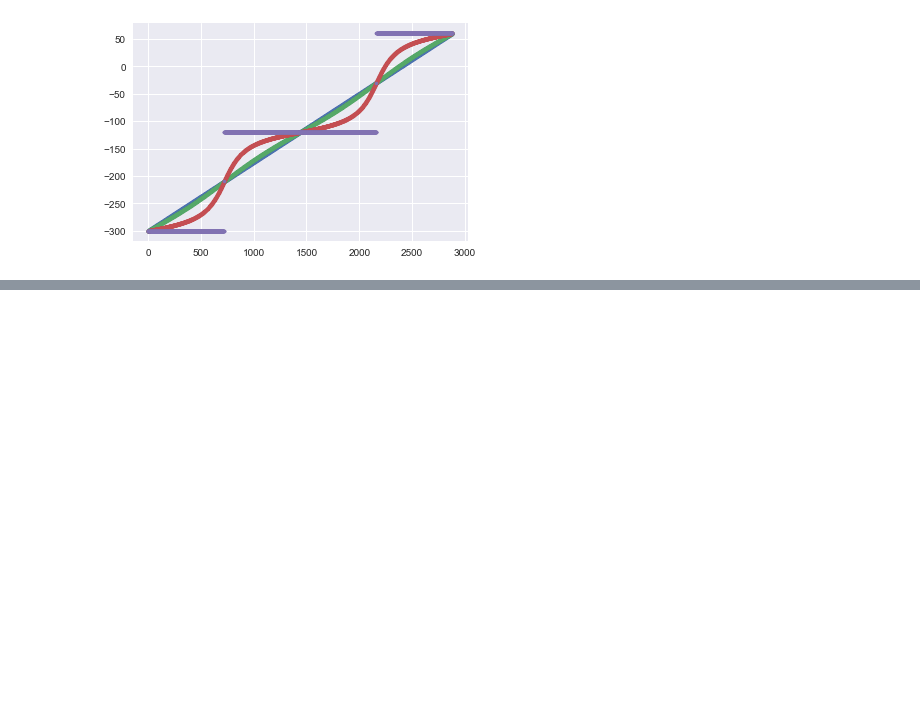
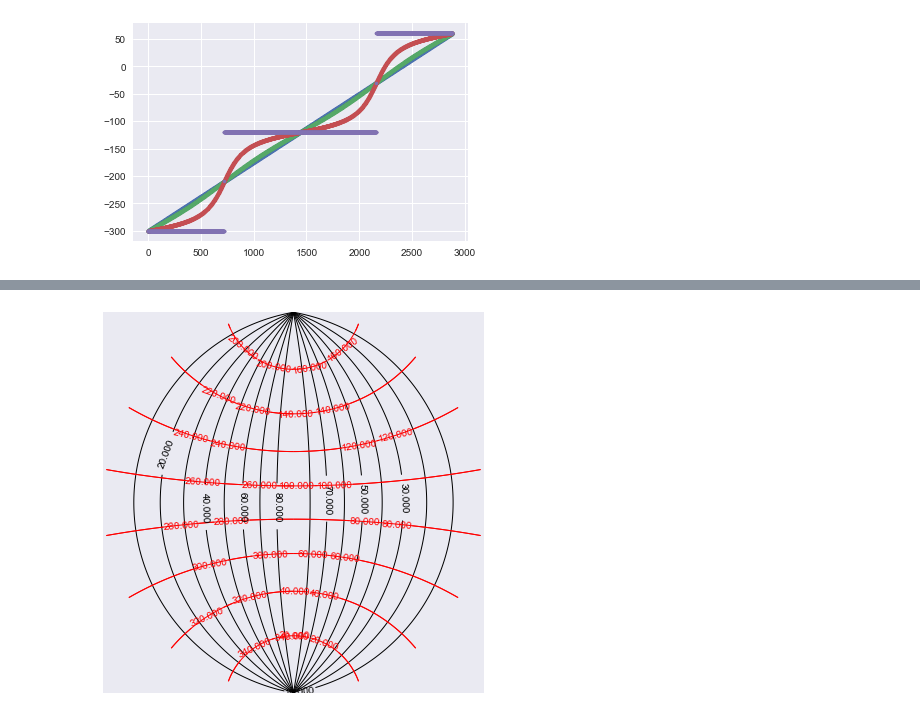
Before and after one commit to nikizadehgfdl/grid_generation, a Jupyter notebook: ocean_grid_0.25.ipynb, the cells around one changed output, grey strips where cells are left out. Cells and saved outputs as stored; diff of their text form; code cells hidden in the pictures; blank space fills up the shorter version.

```diff
--- a/ocean_grid_0.25.ipynb
+++ b/ocean_grid_0.25.ipynb
@@ -464,0 +581,24 @@ plt.plot( tp_grid_x[238,:], '.');
+# %%
+#Now let's combine the two Equations
+lon_p = 0
+lam = sp_lon0_tile
+phi = sp_lat0_tile
+alpha = np.sin((lam-lon_p-90)*PI_180)
+beta  = 1/np.tan(phi*PI_180)
+A=np.sqrt((1-alpha**2)/(1+beta**2))
+B=np.sqrt(beta**2 * (1-alpha**2)/(alpha**2+beta**2))  #Actually two equations  +- |B|
+phic = np.arcsin(A)/PI_180
+lamc = np.arcsin(B)/PI_180
+#But this equation accepts 4 solutions for a given B, {l, 180-l, l+180, 360-l }
+#We have to pickup the "correct" root.
+#One way is simply to demand lamc to be continous with lam on the equator phi=0
+#I am sure there is a more mathematically concrete way to do this.
+lamc = np.where((sp_lon0>90)&(sp_lon0<=180),180-lamc,lamc)
+lamc = np.where((sp_lon0>180)&(sp_lon0<=270),180+lamc,lamc)
+lamc = np.where((sp_lon0>270),360-lamc,lamc)
+
+lamc = lamc + lon_p
+
+plot_grid(lamc,phic , sp_lon0_tile,sp_lat0_tile,lon0=lon_p, lat0=0, dlon=10);
+# %% [output]
+[figure, added]
```
Also changed, not shown: parts of 22 cells of this notebook.
